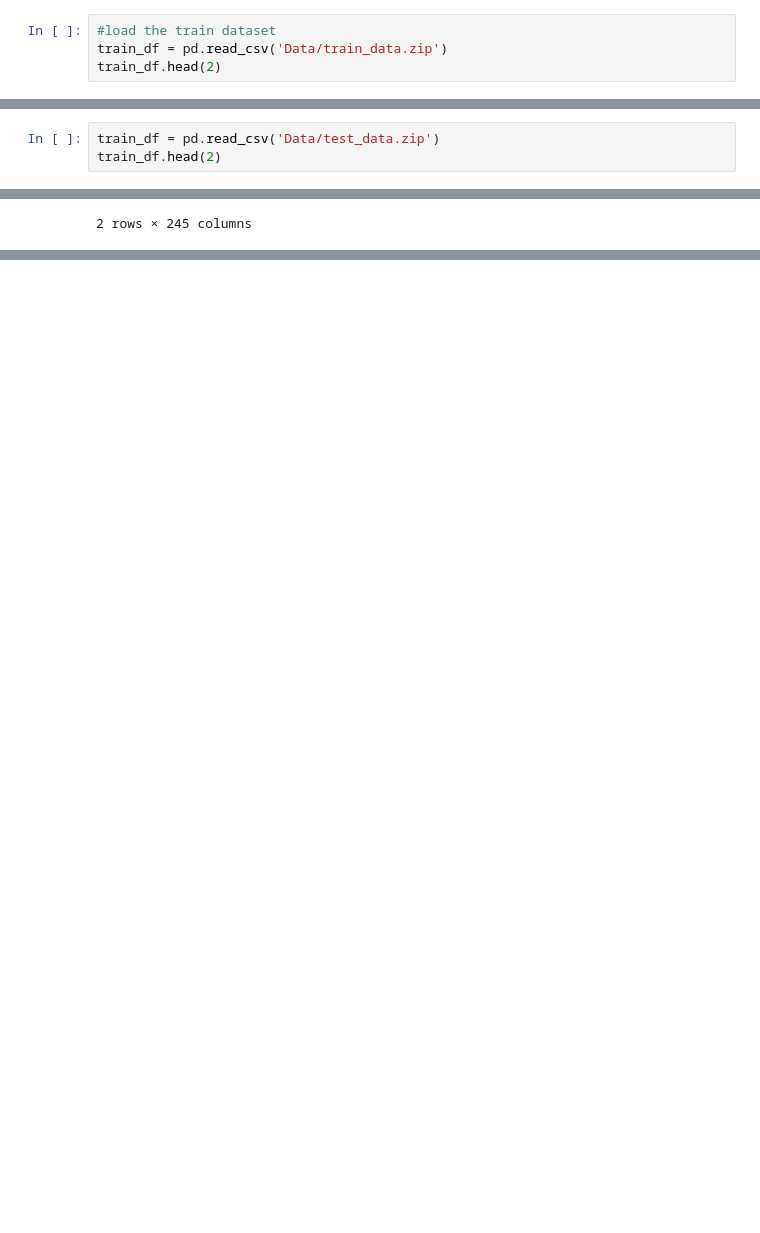
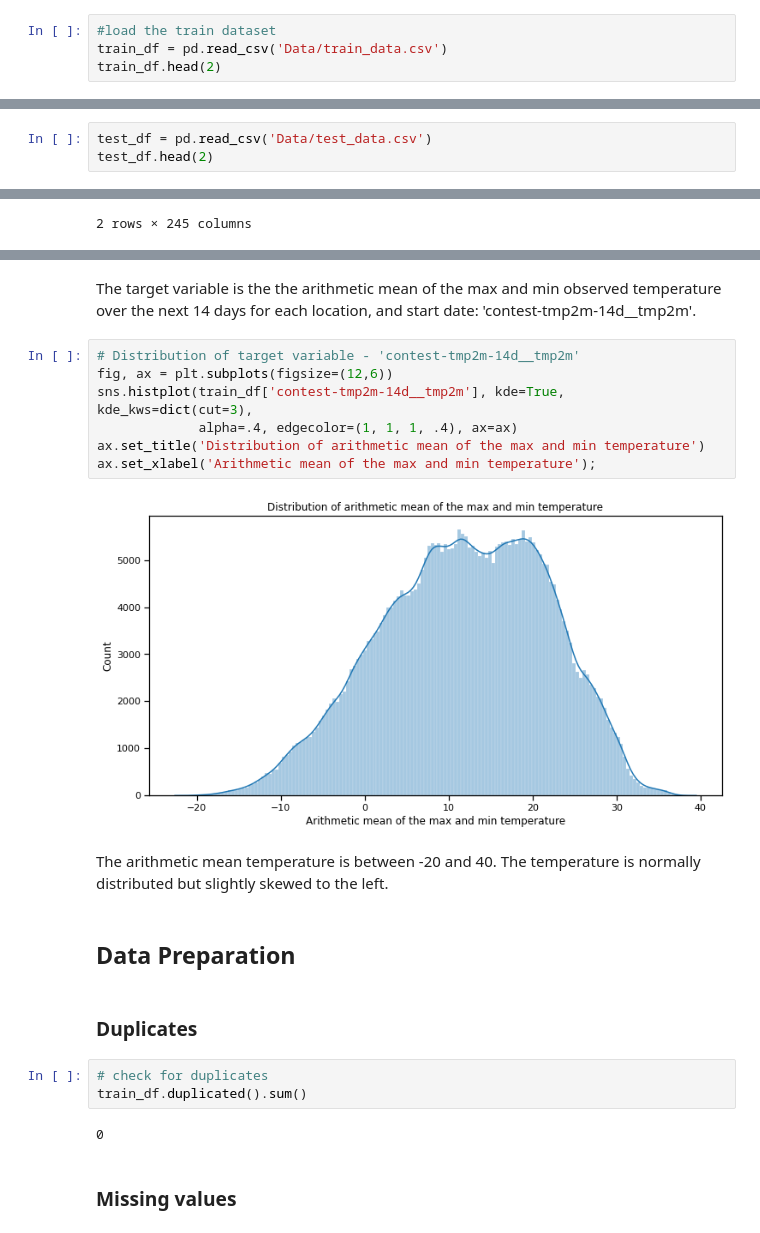
Before and after one commit to FridahKimathi/Sub-Seasonal-Temperature-Forecasting-in-the-United-States, a Jupyter notebook: data_cleaning.ipynb, the cells around one changed output, grey strips where cells are left out. Cells and saved outputs as stored; diff of their text form; blank space fills up the shorter version.

Commit message:
Data cleaning notebook added

```diff
--- a/data_cleaning.ipynb
+++ b/data_cleaning.ipynb
@@ -34,6 +39,6 @@ from statsmodels.formula.api import ols
 # %%
 #load the train dataset
-train_df = pd.read_csv('Data/train_data.zip')
+train_df = pd.read_csv('Data/train_data.csv')
 train_df.head(2)
 # %% [output]
 |  | index | lat | lon | startdate | contest-pevpr-sfc-gauss-14d__pevpr | nmme0-tmp2m-34w__cancm30 | ... |
@@ -41,8 +46,8 @@ train_df.head(2)
 | 1 | 1 | 0.0 | 0.833333 | 9/2/14 | 228.9 | 29.02 | ... |
 2 rows × 246 columns
 # %%
-train_df = pd.read_csv('Data/test_data.zip')
-train_df.head(2)
+test_df = pd.read_csv('Data/test_data.csv')
+test_df.head(2)
 # %% [output]
 |  | index | lat | lon | startdate | contest-pevpr-sfc-gauss-14d__pevpr | nmme0-tmp2m-34w__cancm30 | ... |
 | 0 | 375734 | 0.0 | 0.833333 | 11/1/22 | 339.88 | 30.88 | ... |
@@ -50,0 +141,24 @@ train_df.head(2)
+# %% [markdown]
+The target variable is the the arithmetic mean of the max and min observed temperature over the next 14 days for each location, and start date: 'contest-tmp2m-14d__tmp2m'.
+# %%
+# Distribution of target variable - 'contest-tmp2m-14d__tmp2m'
+fig, ax = plt.subplots(figsize=(12,6))
+sns.histplot(train_df['contest-tmp2m-14d__tmp2m'], kde=True, kde_kws=dict(cut=3),
+             alpha=.4, edgecolor=(1, 1, 1, .4), ax=ax)
+ax.set_title('Distribution of arithmetic mean of the max and min temperature')
+ax.set_xlabel('Arithmetic mean of the max and min temperature');
+# %% [output]
+[figure, added]
+# %% [markdown]
+The arithmetic mean temperature is between -20 and 40. The temperature is normally distributed but slightly skewed to the left.
+# %% [markdown]
+## Data Preparation
+# %% [markdown]
+### Duplicates
+# %%
+# check for duplicates
+train_df.duplicated().sum()
+# %% [output]
+0
+# %% [markdown]
+### Missing values
```
Also changed, not shown: parts of 37 cells of this notebook.
